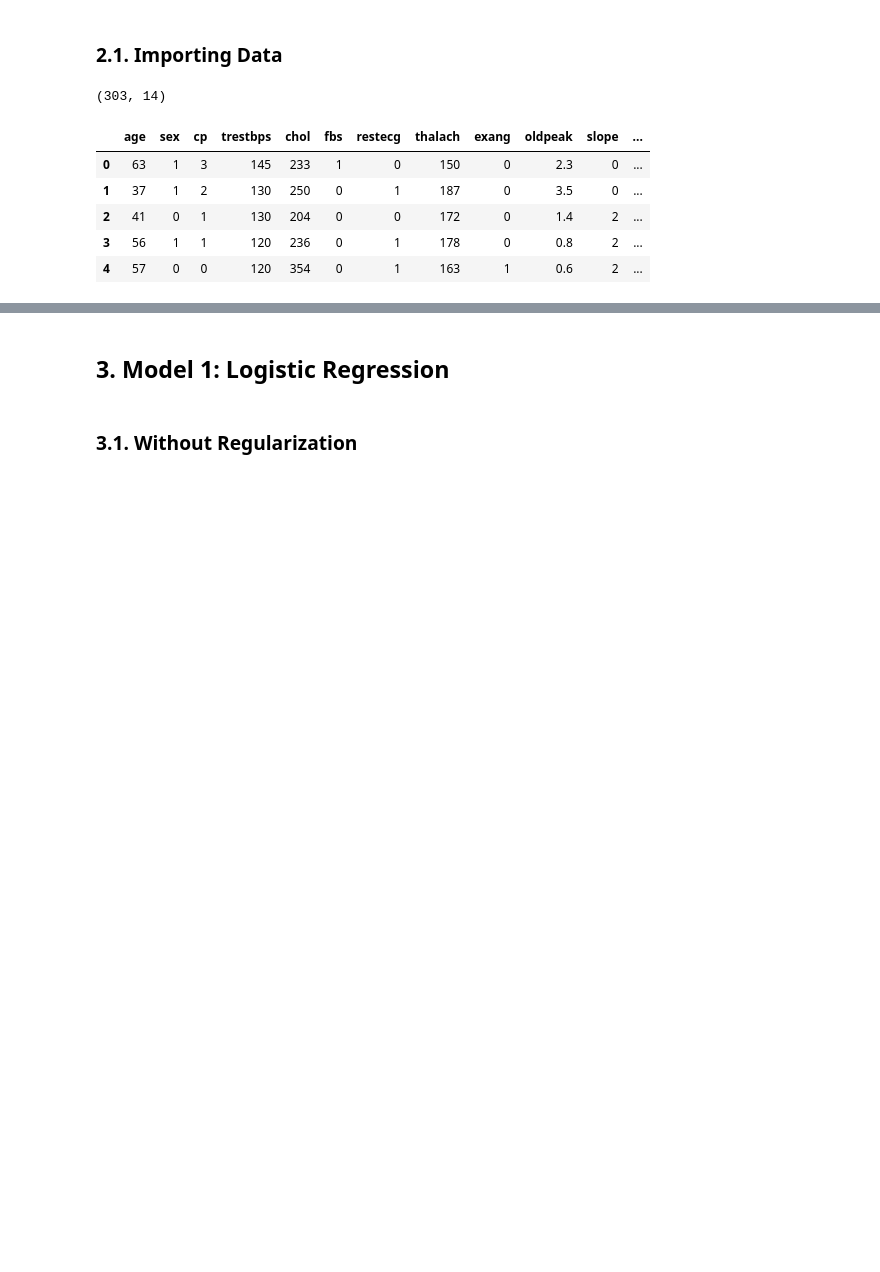
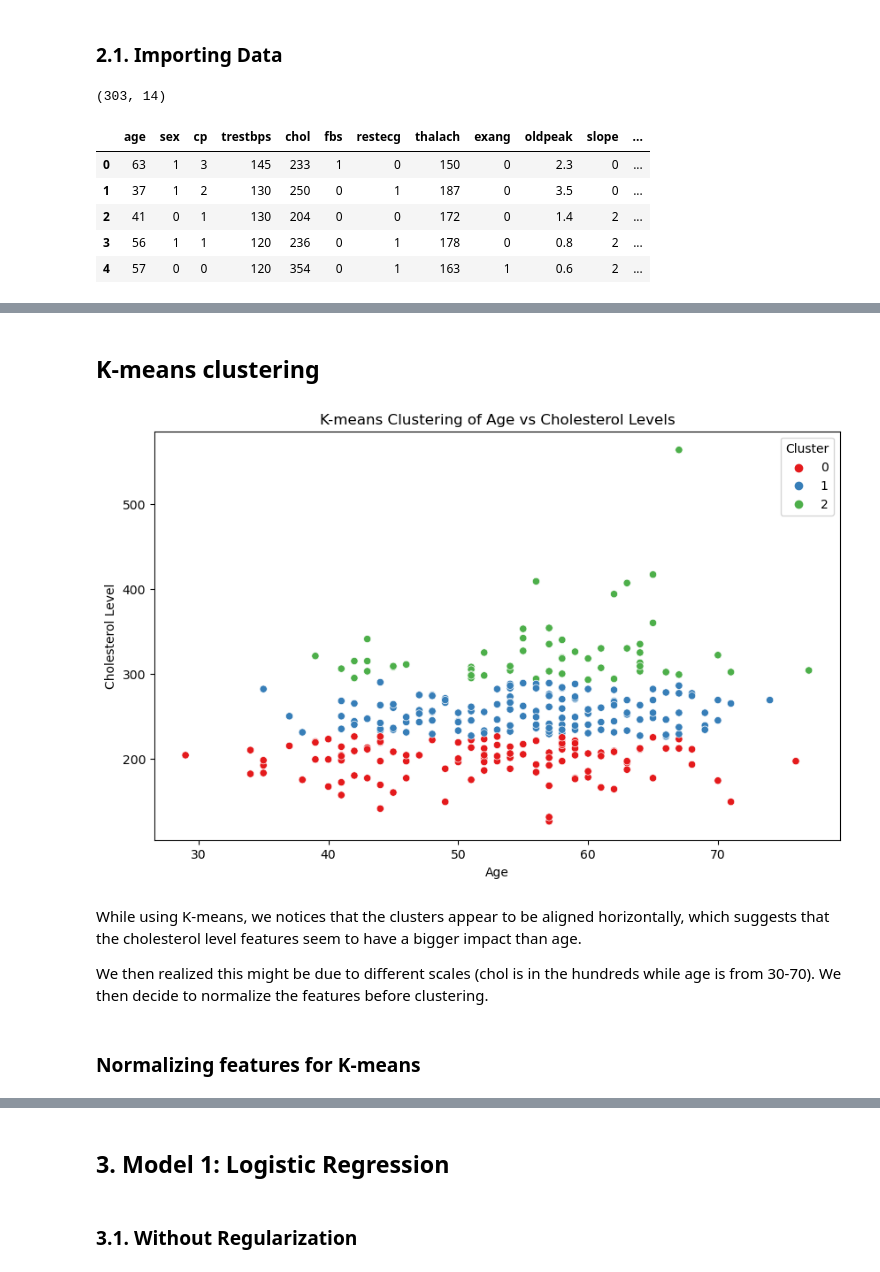
Before and after one commit to thuvu17/ml-train-heart-attack, a Jupyter notebook: heart_attack.ipynb, the cells around one changed output, grey strips where cells are left out. Saved outputs shown, nothing was run; the diff lists cells and outputs as text; code cells hidden in the pictures; blank space fills up the shorter version.

```diff
--- a/heart_attack.ipynb
+++ b/heart_attack.ipynb
@@ -45,0 +79,31 @@ X.shape
+# %% [markdown]
+## K-means clustering
+# %%
+from sklearn.cluster import KMeans
+
+# Select relevant features for clustering (e.g., age and cholesterol levels)
+X = data[:, [0, 4]]  # 'age' is the first column and 'chol' is the fifth column
+
+# Define the number of clusters (K)
+k = 3
+
+# Apply K-means clustering
+kmeans = KMeans(n_clusters=k, random_state=42)
+clusters = kmeans.fit_predict(X)
+
+# Visualize the clusters
+plt.figure(figsize=(10, 6))
+sns.scatterplot(x=X[:, 0], y=X[:, 1], hue=clusters, palette='Set1', legend='full')
+plt.title('K-means Clustering of Age vs Cholesterol Levels')
+plt.xlabel('Age')
+plt.ylabel('Cholesterol Level')
+plt.legend(title='Cluster')
+plt.show()
+# %% [output]
+[figure, added]
+# %% [markdown]
+While using K-means, we notices that the clusters appear to be aligned horizontally, which suggests that the cholesterol level features seem to have a bigger impact than age.
+
+We then realized this might be due to different scales (chol is in the hundreds while age is from 30-70). We then decide to normalize the features before clustering.
+# %% [markdown]
+### Normalizing features for K-means
```
Also changed, not shown: parts of 45 cells of this notebook.
